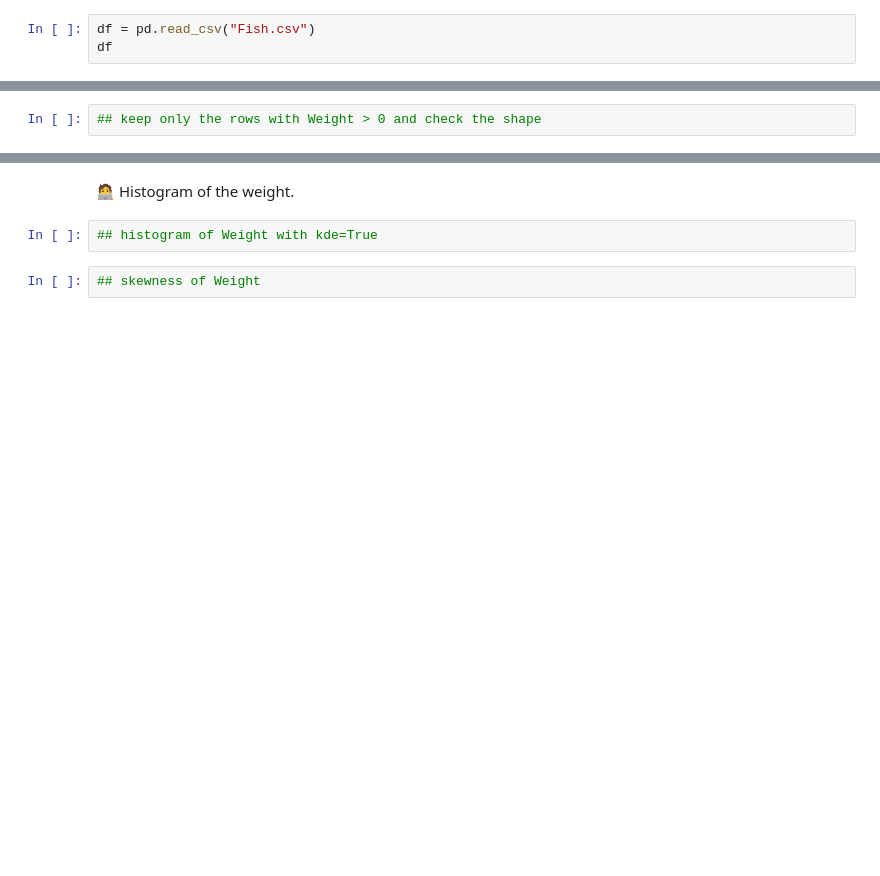
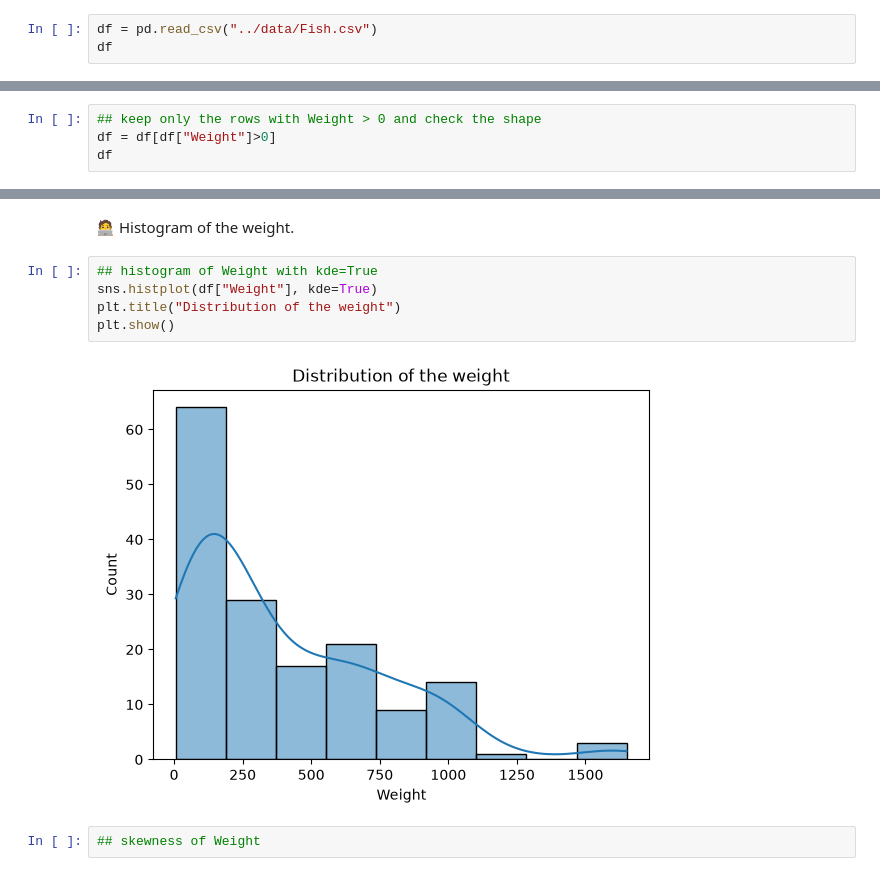
Before and after one commit to Andreoliveira85/DSML-IH-cohort-october26, a Jupyter notebook: week_06/W06_D2_regression_and_regularisation_fish_live.ipynb, the cells around one changed output, grey strips where cells are left out. Cells and saved outputs as stored; diff of their text form; blank space fills up the shorter version.

```diff
--- a/week_06/W06_D2_regression_and_regularisation_fish_live.ipynb
+++ b/week_06/W06_D2_regression_and_regularisation_fish_live.ipynb
@@ -45,5 +45,5 @@ import matplotlib.pyplot as plt
 import seaborn as sns
 from scipy import stats
 # %%
-df = pd.read_csv("Fish.csv")
+df = pd.read_csv("../data/Fish.csv")
 df
@@ -81,2 +145,4 @@ A missing value is not always written as `NaN`. Sometimes it hides as an impossi
 # %%
 ## keep only the rows with Weight > 0 and check the shape
+df = df[df["Weight"]>0]
+df
@@ -91,6 +171,11 @@ We start with the **target**. Its shape tells us what kind of model problems to
 🧑‍💻 Histogram of the weight.
 # %%
 ## histogram of Weight with kde=True
+sns.histplot(df["Weight"], kde=True)
+plt.title("Distribution of the weight")
+plt.show()
+# %% [output]
+[figure, added]
 # %%
 ## skewness of Weight
 # %% [markdown]
```
Also changed, not shown: parts of 56 cells of this notebook, 2 other files.
